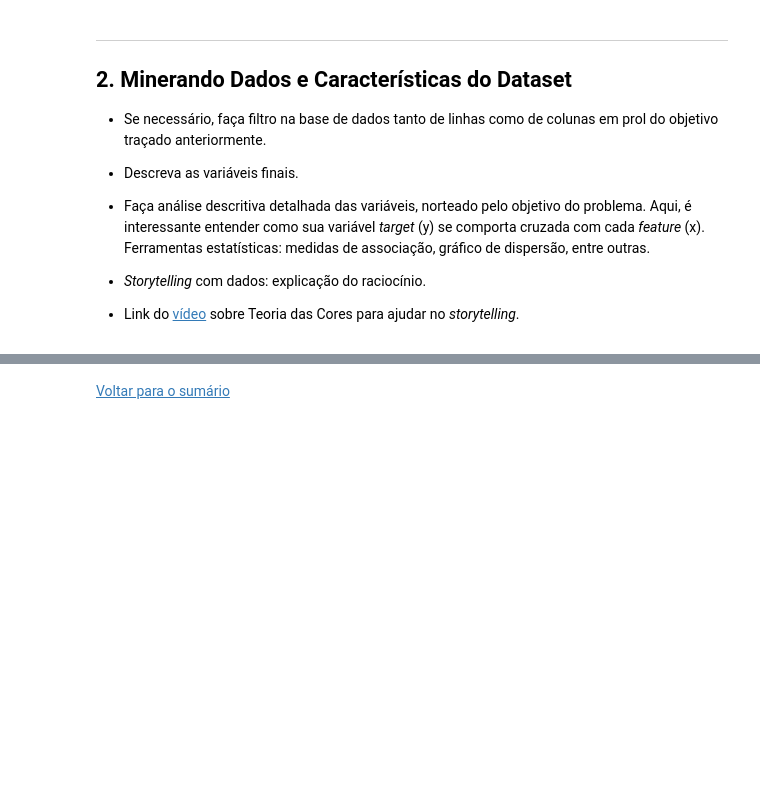
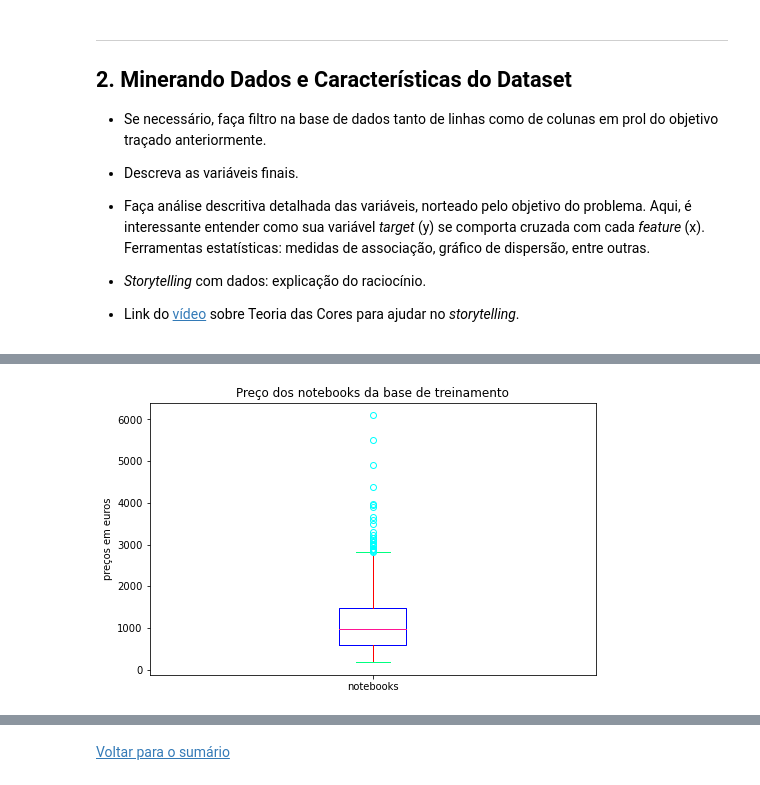
Before and after one commit to insper-classroom/22-2b-cd-p2-Bea-Kadu-Veronica, a Jupyter notebook: relatorio.ipynb, the cells around one changed output, grey strips where cells are left out. Drawn from its saved outputs; the diff is of its cells as text; code cells hidden in the pictures; blank space fills up the shorter version.

```diff
--- a/relatorio.ipynb
+++ b/relatorio.ipynb
@@ -134,0 +155,17 @@ interessante entender como sua variável *target* (y) se comporta cruzada com ca
+# %%
+plt.figure(figsize=(8,5))
+
+plt.subplot(111)
+plt.boxplot(dados['Price_euros'], labels = ['notebooks'],
+            boxprops=dict(color='blue'),
+            medianprops=dict(color='deeppink'),
+            capprops=dict(color='springgreen'),
+            whiskerprops=dict(color='red'),
+            flierprops=dict(color='yellow', markeredgecolor='cyan')
+            )
+plt.title('Preço dos notebooks da base de treinamento')
+plt.ylabel('preços em euros')
+
+plt.show()
+# %% [output]
+[figure, added]
```
Also changed, not shown: parts of 14 cells of this notebook.
